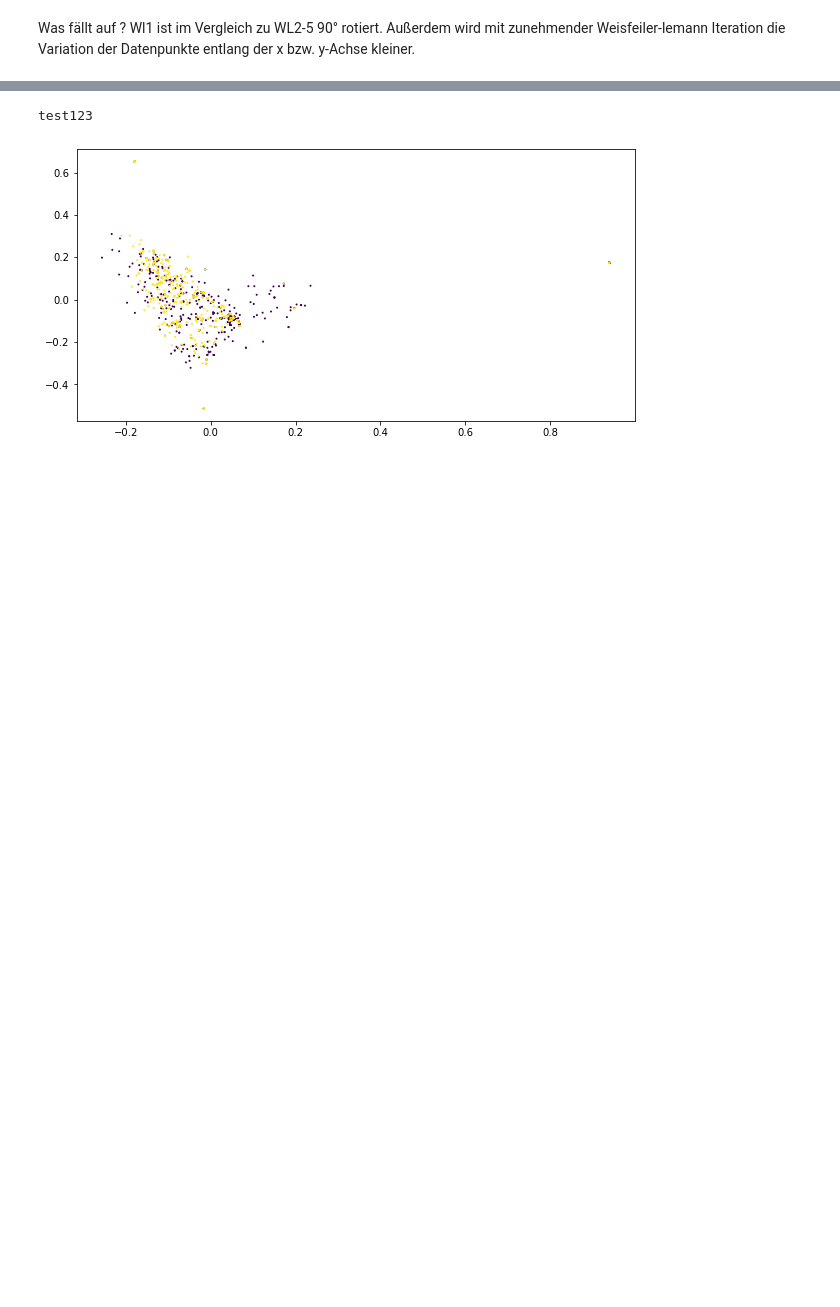
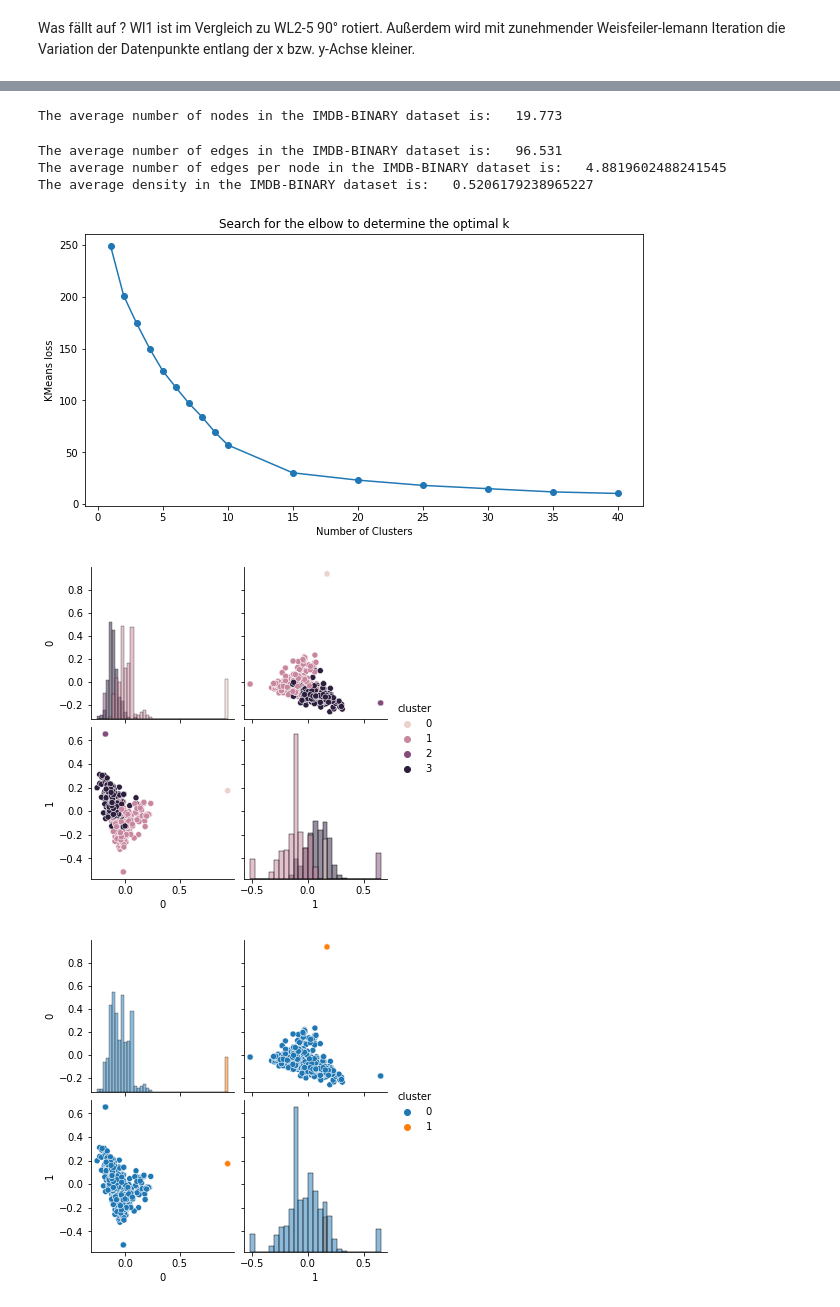
Before and after one commit to Niklas123456789/DM, a Jupyter notebook: tudataset/tud_benchmark/EDA.ipynb, the cells around one changed output, grey strips where cells are left out. Saved outputs shown, nothing was run; the diff lists cells and outputs as text; code cells hidden in the pictures; blank space fills up the shorter version.

Commit message:
added some clustering results

```diff
--- a/tudataset/tud_benchmark/EDA.ipynb
+++ b/tudataset/tud_benchmark/EDA.ipynb
@@ -22,9 +24,3 @@ def select_from_list(l, indices):
 
 ds_name = "IMDB-BINARY"
 classes = dp.get_dataset(ds_name)
-# %%
-for i in range(1,6):
-    gram = load_csv(f"../../graph_representations/without_labels/IMDB-BINARY_gram_matrix_wl{i}.csv")
-    gram = aux.normalize_gram_matrix(gram)
-    visualisation.truncatedSVD(gram,classes,f"TruncatedSVD on WL{i}")
-    visualisation.kernelPCA(gram,classes,f"KernelPCA on WL{i}")
@@ -45,7 +82,21 @@ Wl1 ist im Vergleich zu WL2-5 90° rotiert. Außerdem wird mit zunehmender Weisf
+# %%
+print(f'The average number of nodes in the {ds_name} dataset is:  ',graph_analysis.getAverageNumberOfNodes(imdb_networkx))
+# %% [output]
+The average number of nodes in the IMDB-BINARY dataset is:   19.773
+# %%
+print(f'The average number of edges in the {ds_name} dataset is:  ',graph_analysis.getAverageNumberOfEdges(imdb_networkx))
+print(f'The average number of edges per node in the {ds_name} dataset is:  ',graph_analysis.getAverageNumberOfEdgesPerNode(imdb_networkx))
+print(f'The average density in the {ds_name} dataset is:  ',graph_analysis.getDensity(imdb_networkx))
+# %% [output]
+The average number of edges in the IMDB-BINARY dataset is:   96.531
+The average number of edges per node in the IMDB-BINARY dataset is:   4.8819602488241545
+The average density in the IMDB-BINARY dataset is:   0.5206179238965227
 # %%
-gram_shortest_path = load_csv("../../graph_representations/without_labels/IMDB-BINARY_gram_matrix_shortestpath.csv")
-gram_shortest_path = aux.normalize_gram_matrix(gram)
-visualisation.kernelPCA(gram_shortest_path,classes,'test')
+gram_wl = load_csv("../../graph_representations/without_labels/IMDB-BINARY_gram_matrix_wl5.csv")
+gram_wl = aux.normalize_gram_matrix(gram_wl)
+kpca = visualisation.kernelPCA(gram_wl,classes,'test')
+clustering.kMeans_scree_plot(kpca)
 # %% [output]
-test123
-[figure, old version]
+[figure, new version]
+[figure, added]
+[figure, added]
```
Also changed, not shown: parts of 6 cells of this notebook, 3 other files.
